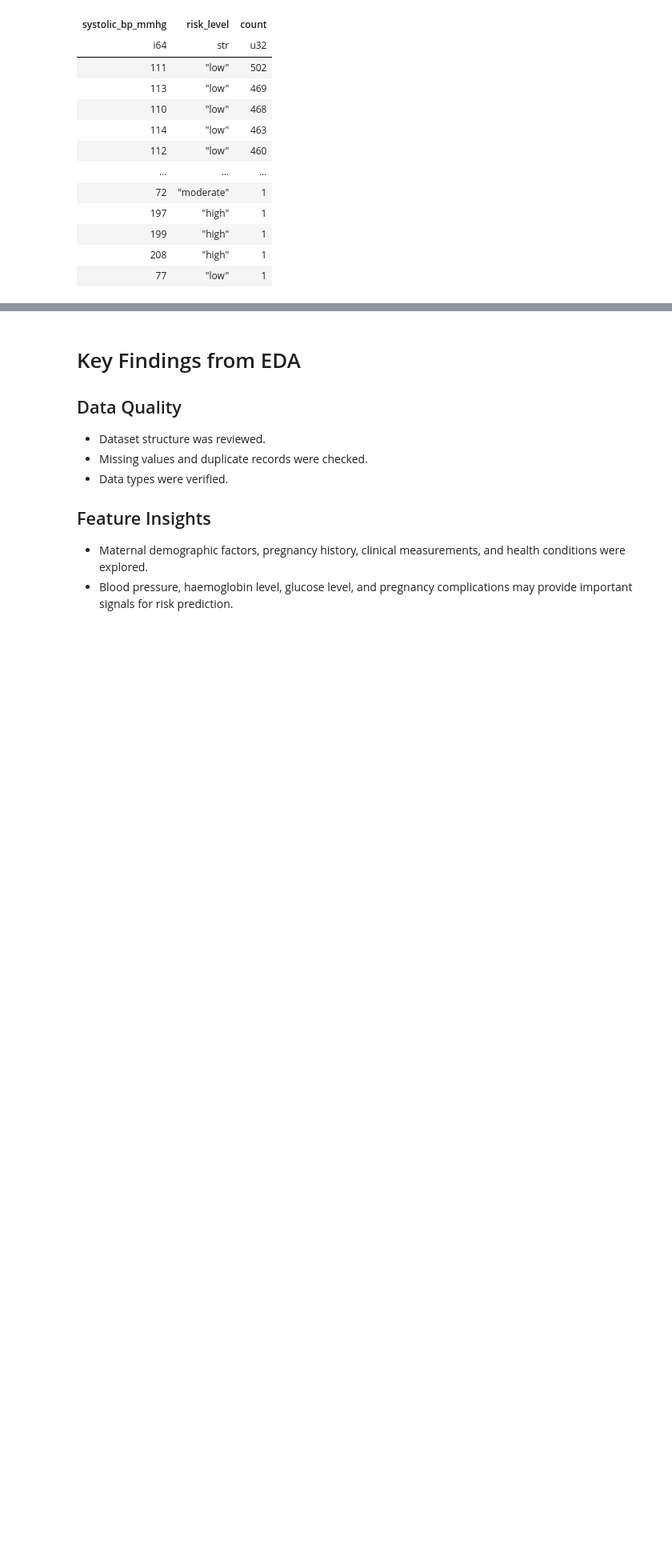
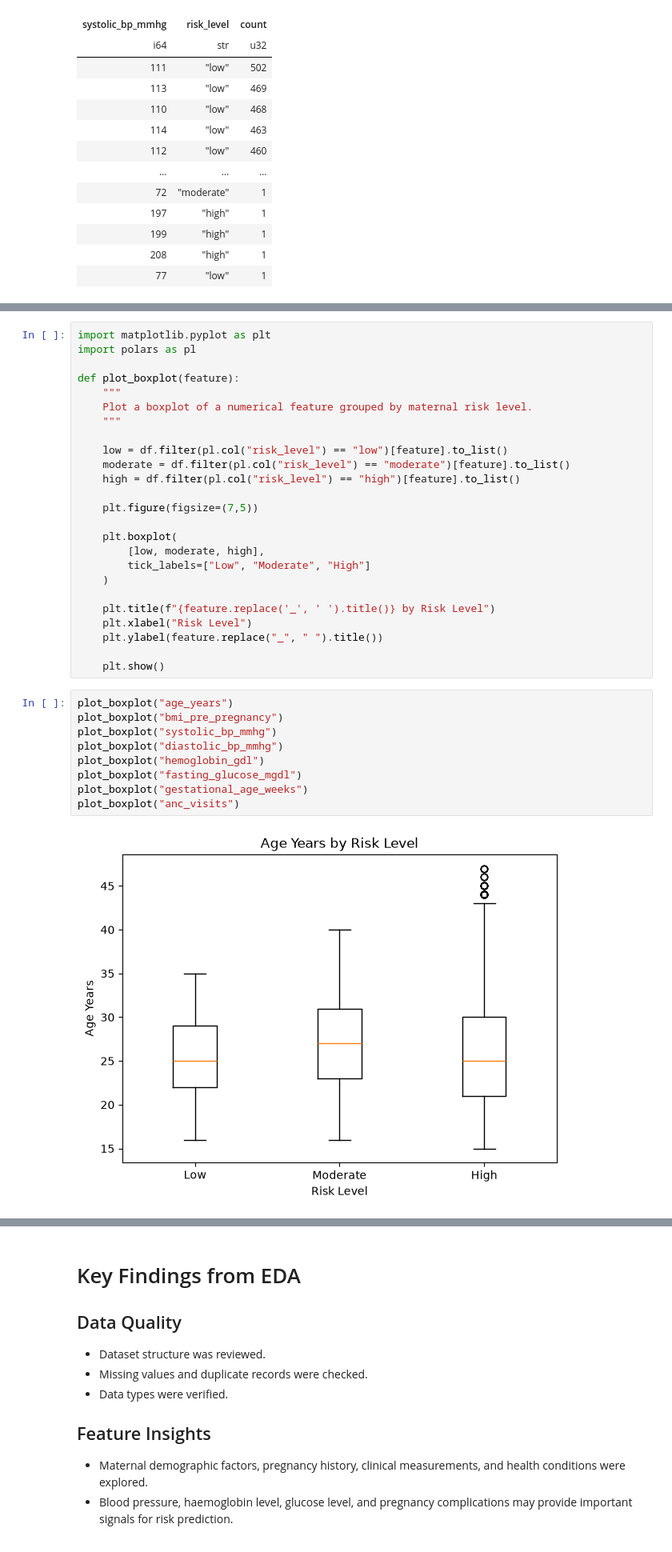
Before and after one commit to Elugbindin-Kehinde-Rashidat/Pregnancy-Journey-Partner-Project, a Jupyter notebook: notebooks/01_exploratory_data_analysis.ipynb, the cells around one changed output, grey strips where cells are left out. Shown at 80% size. Cells and saved outputs as stored; diff of their text form; blank space fills up the shorter version.

```diff
--- a/notebooks/01_exploratory_data_analysis.ipynb
+++ b/notebooks/01_exploratory_data_analysis.ipynb
@@ -609,0 +651,36 @@ shape: (250, 3)
+# %%
+import matplotlib.pyplot as plt
+import polars as pl
+
+def plot_boxplot(feature):
+    """
+    Plot a boxplot of a numerical feature grouped by maternal risk level.
+    """
+
+    low = df.filter(pl.col("risk_level") == "low")[feature].to_list()
+    moderate = df.filter(pl.col("risk_level") == "moderate")[feature].to_list()
+    high = df.filter(pl.col("risk_level") == "high")[feature].to_list()
+
+    plt.figure(figsize=(7,5))
+
+    plt.boxplot(
+        [low, moderate, high],
+        tick_labels=["Low", "Moderate", "High"]
+    )
+
+    plt.title(f"{feature.replace('_', ' ').title()} by Risk Level")
+    plt.xlabel("Risk Level")
+    plt.ylabel(feature.replace("_", " ").title())
+
+    plt.show()
+# %%
+plot_boxplot("age_years")
+plot_boxplot("bmi_pre_pregnancy")
+plot_boxplot("systolic_bp_mmhg")
+plot_boxplot("diastolic_bp_mmhg")
+plot_boxplot("hemoglobin_gdl")
+plot_boxplot("fasting_glucose_mgdl")
+plot_boxplot("gestational_age_weeks")
+plot_boxplot("anc_visits")
+# %% [output]
+[figure, added]
```
Also changed, not shown: parts of 8 cells of this notebook.
